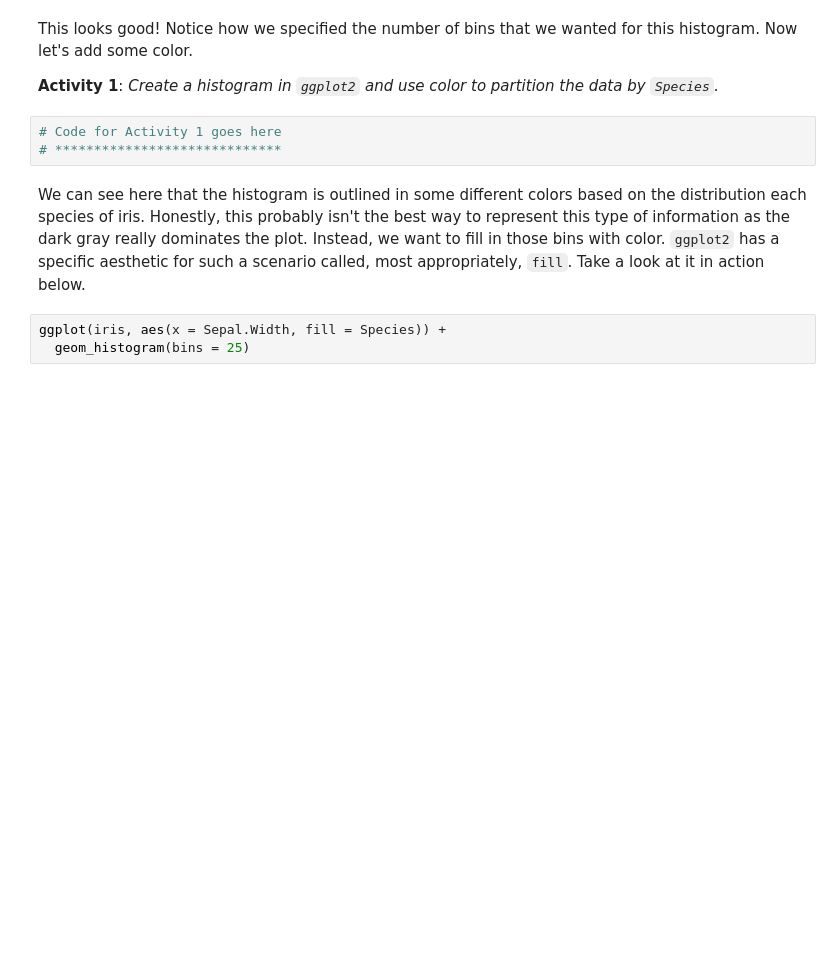
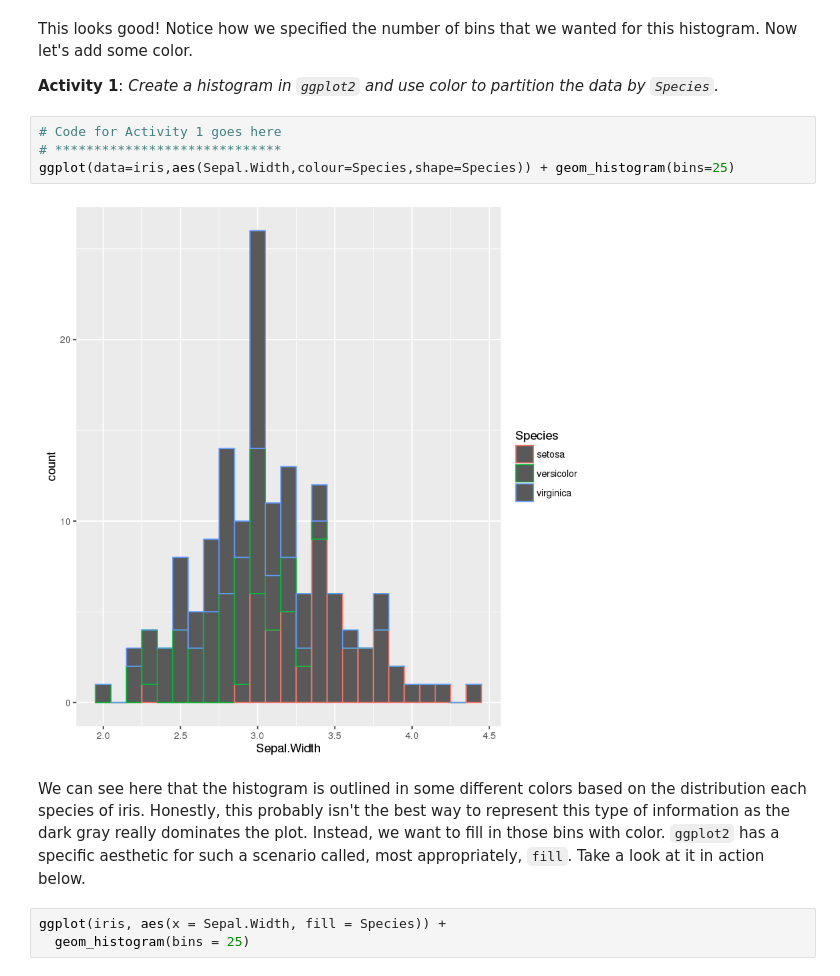
Before and after one commit to asouleymane/IntroDSA, a Jupyter notebook: modules/module5/practices/ggplot2_plotting_practice.ipynb, the cells around one changed output. Cells and saved outputs as stored; diff of their text form; blank space fills up the shorter version.

```diff
--- a/modules/module5/practices/ggplot2_plotting_practice.ipynb
+++ b/modules/module5/practices/ggplot2_plotting_practice.ipynb
@@ -18,6 +20,9 @@ This looks good! Notice how we specified the number of bins that we wanted for t
 # %%
 # Code for Activity 1 goes here
 # *****************************
+ggplot(data=iris,aes(Sepal.Width,colour=Species,shape=Species)) + geom_histogram(bins=25)
+# %% [output]
+[figure, added]
 # %% [markdown]
 We can see here that the histogram is outlined in some different colors based on the distribution each species of iris. Honestly, this probably isn't the best way to represent this type of information as the dark gray really dominates the plot. Instead, we want to fill in those bins with color. `ggplot2` has a specific aesthetic for such a scenario called, most appropriately, `fill`.  Take a look at it in action below.
 # %%
```
Also changed, not shown: parts of 7 cells of this notebook, 11 other files.
